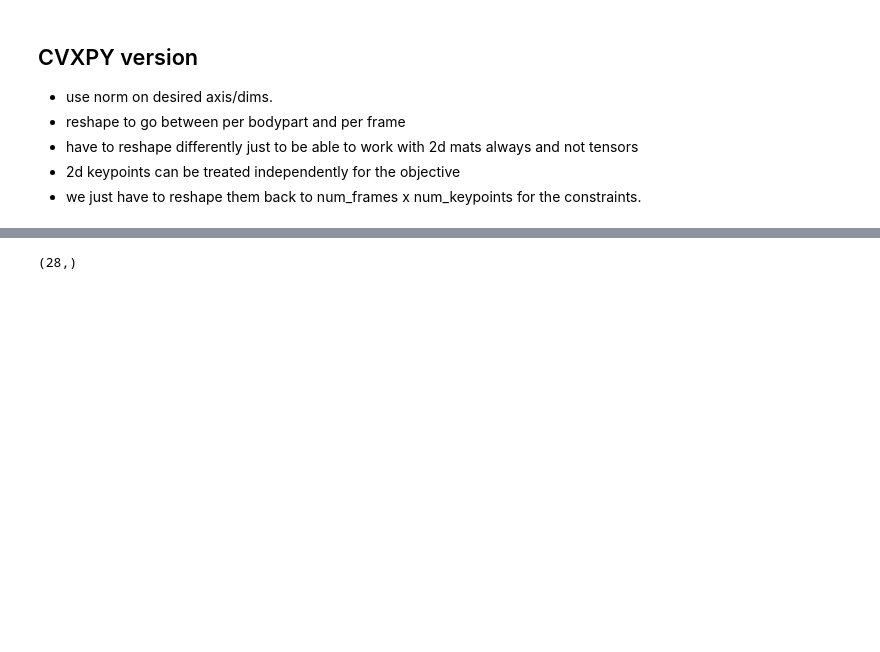
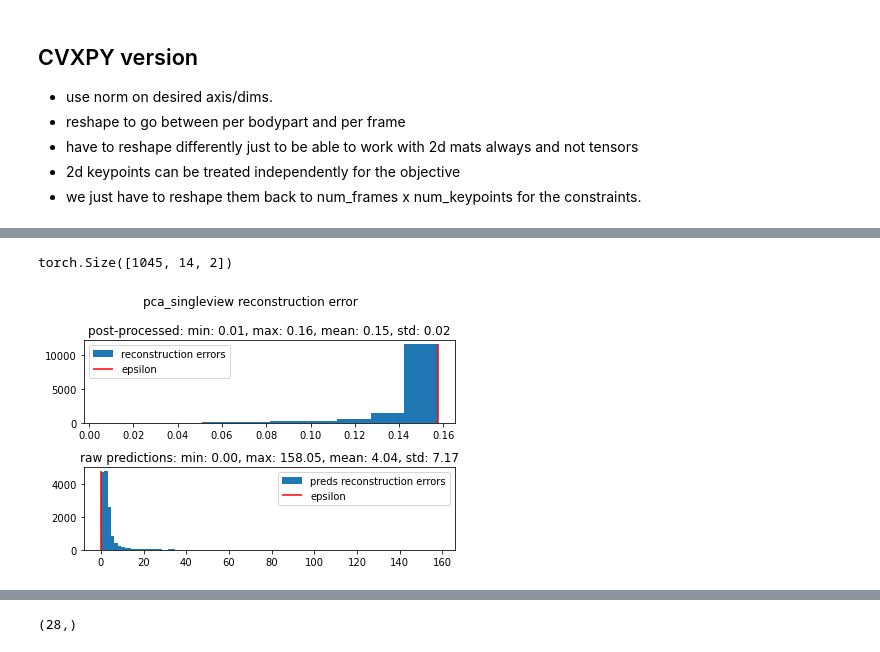
Before and after one commit to paninski-lab/lightning-pose, a Jupyter notebook: scripts/post_process_preds.ipynb, the cells around one changed output, grey strips where cells are left out. Drawn from its saved outputs; the diff is of its cells as text; code cells hidden in the pictures; blank space fills up the shorter version.

```diff
--- a/scripts/post_process_preds.ipynb
+++ b/scripts/post_process_preds.ipynb
@@ -205,0 +168,2 @@ ValueError: Cannot broadcast dimensions  (14630, 2) (14630, 28)
+# %%
+confidences = confidences[:, model_cfg.data.columns_for_singleview_pca]
@@ -205,0 +250,8 @@ ValueError: Cannot broadcast dimensions  (14630, 2) (14630, 28)
+# %%
+keypoints_gt_reshaped.shape
+# %% [output]
+torch.Size([1045, 14, 2])
+# %%
+x_fat = cp.reshape(post_processor2.x.T, shape=(post_processor2.orig_shape[1], post_processor2.orig_shape[0])).T
+reconstruction = post_processor2.reproject_cvxpy(x=x_fat)
+recon_err = post_processor2.compute_recon_error(x=x_fat, reconstruction=reconstruction)
@@ -205,0 +263,20 @@ ValueError: Cannot broadcast dimensions  (14630, 2) (14630, 28)
+# %%
+preds_fat = cp.reshape(post_processor2.keypoints_preds_2d.T, shape=(post_processor2.orig_shape[1], post_processor2.orig_shape[0])).T
+preds_reconstruction = post_processor2.reproject_cvxpy(x=preds_fat)
+preds_recon_err = post_processor2.compute_recon_error(x=preds_fat, reconstruction=preds_reconstruction)
+# %%
+# compute reprojections and assert all smaller than eps
+plt.suptitle("pca_singleview reconstruction error")
+plt.subplot(2,1,1)
+h1 = plt.hist(recon_err.value, density=False, label="reconstruction errors")
+plt.vlines(x=pca_param_np["epsilon"], ymin=0, ymax=np.max(h1[0]), color="r", label="epsilon")
+plt.legend()
+plt.title("post-processed: min: {:.2f}, max: {:.2f}, mean: {:.2f}, std: {:.2f}".format(np.min(recon_err.value), np.max(recon_err.value), np.mean(recon_err.value), np.std(recon_err.value)))
+plt.subplot(2,1,2)
+h2 = plt.hist(preds_recon_err.value, bins=100, density=False, label="preds reconstruction errors")
+plt.vlines(x=pca_param_np["epsilon"], ymin=0, ymax=np.max(h2[0]), color="r", label="epsilon")
+plt.legend()
+plt.title("raw predictions: min: {:.2f}, max: {:.2f}, mean: {:.2f}, std: {:.2f}".format(np.min(preds_recon_err.value), np.max(preds_recon_err.value), np.mean(preds_recon_err.value), np.std(preds_recon_err.value)))
+plt.tight_layout()
+# %% [output]
+[figure, added]
```
Also changed, not shown: parts of 32 cells of this notebook, 2 other files.
